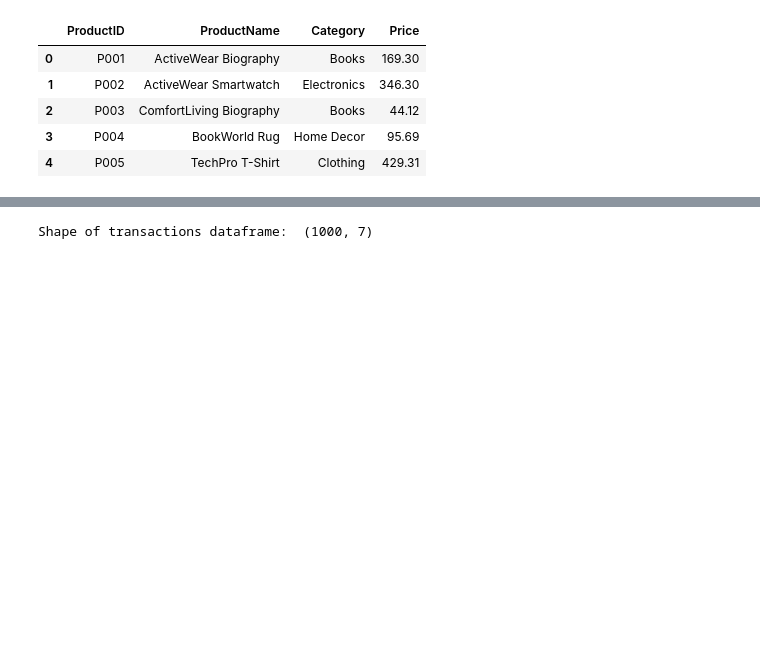
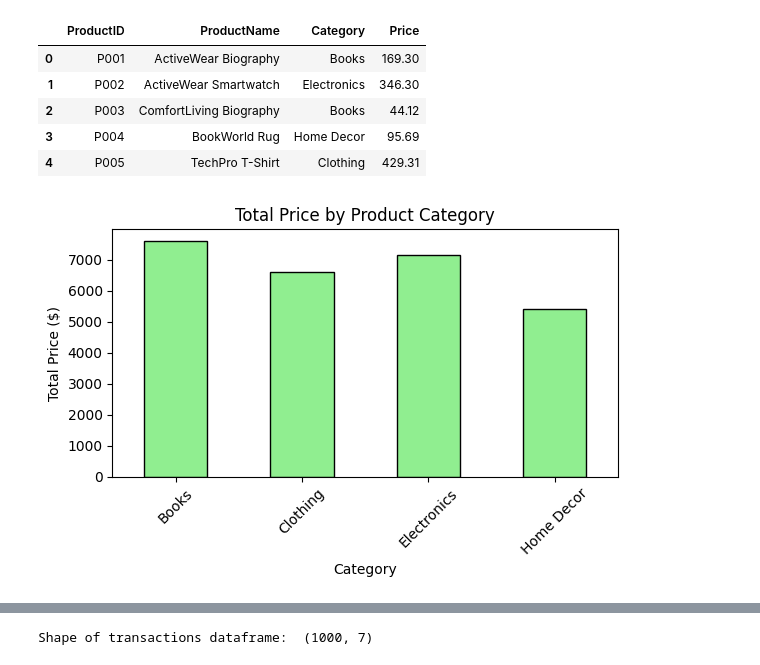
Before and after one commit to maheshreddy24/Zeotap-assignment, a Jupyter notebook: Mahesh_Reddy_EDA.ipynb, the cells around one changed output, grey strips where cells are left out. Cells and saved outputs as stored; diff of their text form; code cells hidden in the pictures; blank space fills up the shorter version.

```diff
--- a/Mahesh_Reddy_EDA.ipynb
+++ b/Mahesh_Reddy_EDA.ipynb
@@ -38,3 +50,15 @@ shape of products dataframe:  (100, 4)
 | 2 | P003 | ComfortLiving Biography | Books | 44.12 |
 | 3 | P004 | BookWorld Rug | Home Decor | 95.69 |
 | 4 | P005 | TechPro T-Shirt | Clothing | 429.31 |
+# %%
+#Category-wise price distribution
+plt.figure(figsize=(6, 4))
+products.groupby('Category')['Price'].sum().plot(kind='bar', color='lightgreen', edgecolor='black')
+plt.title("Total Price by Product Category")
+plt.xlabel("Category")
+plt.ylabel("Total Price ($)")
+plt.xticks(rotation=45)
+plt.tight_layout()
+plt.show()
+# %% [output]
+[figure, added]
```
Also changed, not shown: parts of 22 cells of this notebook, 3 other files.
